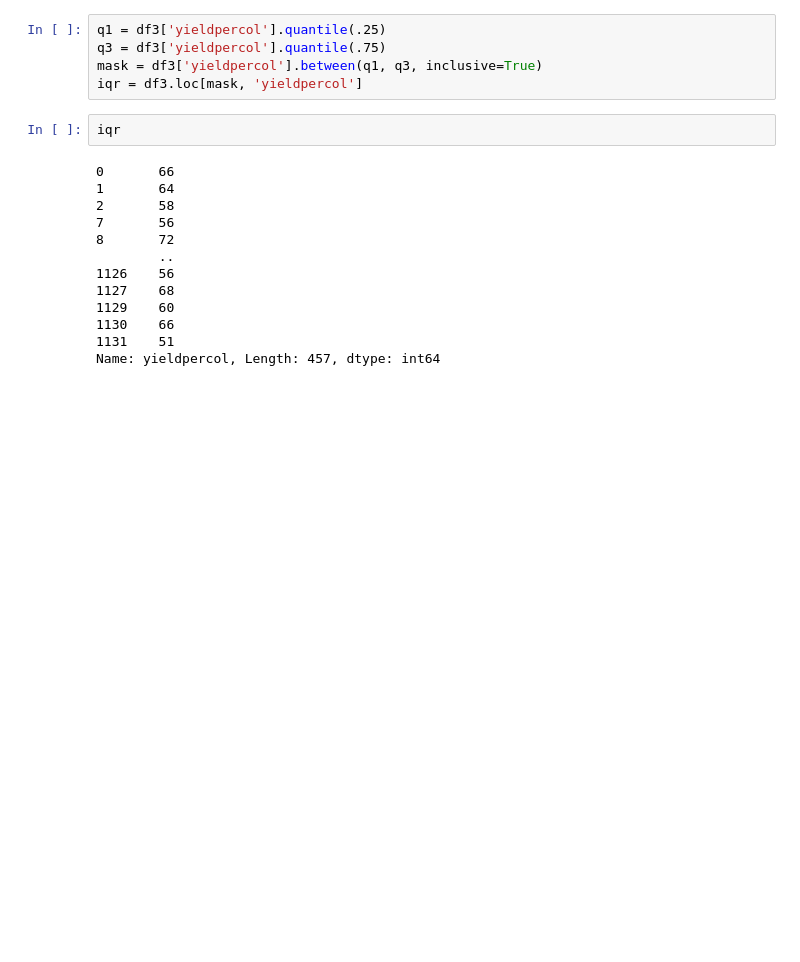
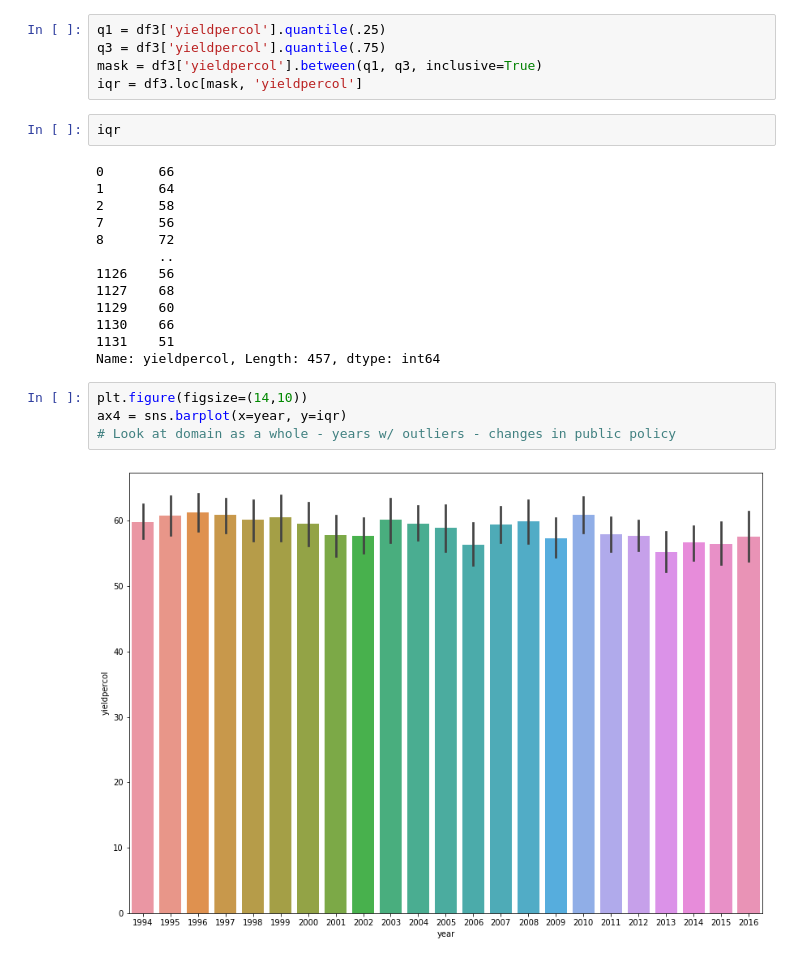
Before and after one commit to ADBProjects/SalvumApesFinal, a Jupyter notebook: EDA - Bees.ipynb, the cells around one changed output. Saved outputs shown, nothing was run; the diff lists cells and outputs as text; blank space fills up the shorter version.

```diff
--- a/EDA - Bees.ipynb
+++ b/EDA - Bees.ipynb
@@ -51,3 +55,9 @@ iqr
 1130    66
 1131    51
 Name: yieldpercol, Length: 457, dtype: int64
+# %%
+plt.figure(figsize=(14,10))
+ax4 = sns.barplot(x=year, y=iqr)
+# Look at domain as a whole - years w/ outliers - changes in public policy
+# %% [output]
+[figure, added]
```
Also changed, not shown: parts of 42 cells of this notebook, 8 other files.
